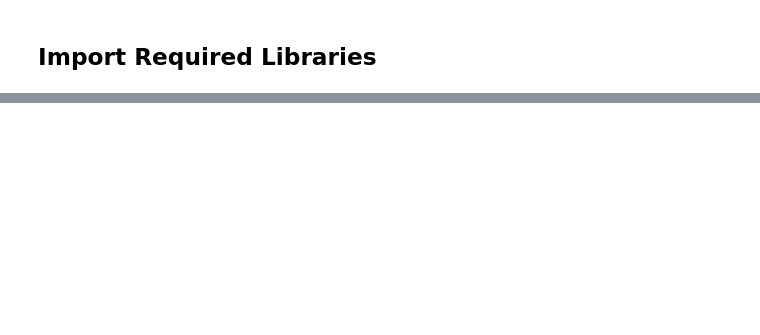
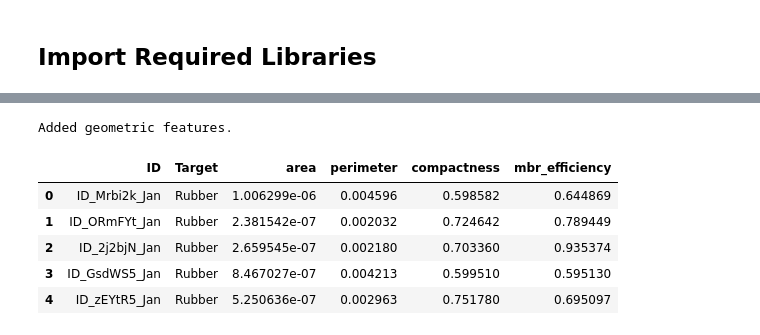
Before and after one commit to daemonX10/agriculture-zindi-competition, a Jupyter notebook: simple.ipynb, the cells around one changed output, grey strips where cells are left out. Saved outputs shown, nothing was run; the diff lists cells and outputs as text; code cells hidden in the pictures; blank space fills up the shorter version.

```diff
--- a/simple.ipynb
+++ b/simple.ipynb
@@ -433,14 +8,0 @@ This section implements advanced feature engineering using spatial neighborhood
-# %%
-# Create a placeholder for advanced data processing
-with open(advanced_dir / 'advanced_processing_notes.txt', 'w') as f:
-    f.write("# Advanced Data Processing - To Be Implemented\n\n")
-    f.write("This section will include more advanced data processing such as:\n\n")
-    f.write("1. Extraction of spectral indices from Sentinel-2 satellite imagery\n")
-    f.write("2. Texture analysis of satellite imagery\n")
-    f.write("3. Time series analysis for multi-temporal imagery\n")
-    f.write("4. Context features (proximity to other fields, roads, water bodies)\n")
-    f.write("5. Deep learning feature extraction using pre-trained models\n")
-    f.write("6. Climate and soil data integration\n")
-    f.write("7. Advanced geometric features (fractal dimension, shape complexity)\n")
-
-print(f"Advanced data placeholder created in {advanced_dir}")
@@ -458,0 +121,42 @@ Each level is saved in its respective directory for further use in modeling and
+# %%
+# Calculate basic geometric features first
+def add_geometric_features(gdf):
+    """Add geometric features to a GeoDataFrame."""
+    gdf = gdf.copy()
+
+    # Calculate basic geometric features
+    gdf['area'] = gdf['geometry'].apply(lambda geom: geom.area if geom else None)
+    gdf['perimeter'] = gdf['geometry'].apply(lambda geom: geom.length if geom else None)
+    gdf['compactness'] = gdf.apply(
+        lambda row: 4 * np.pi * row['area'] / (row['perimeter'] ** 2)
+        if row['perimeter'] and row['area'] else None,
+        axis=1
+    )
+
+    # Calculate centroid coordinates
+    gdf['centroid_x'] = gdf['geometry'].apply(lambda geom: geom.centroid.x if geom else None)
+    gdf['centroid_y'] = gdf['geometry'].apply(lambda geom: geom.centroid.y if geom else None)
+
+    # Calculate the area to perimeter ratio
+    gdf['area_perimeter_ratio'] = gdf['area'] / gdf['perimeter']
+
+    # Calculate minimum bounding rectangle properties
+    gdf['mbr_area'] = gdf['geometry'].apply(lambda geom: geom.minimum_rotated_rectangle.area if geom else None)
+    gdf['mbr_efficiency'] = gdf['area'] / gdf['mbr_area']
+
+    return gdf
+
+# Add geometric features to both train and test data
+train_gdf = add_geometric_features(train_gdf)
+test_gdf = add_geometric_features(test_gdf)
+
+print("Added geometric features.")
+display(train_gdf[['ID', 'Target', 'area', 'perimeter', 'compactness', 'mbr_efficiency']].head())
+# %% [output]
+Added geometric features.
+|  | ID | Target | area | perimeter | compactness | mbr_efficiency |
+| 0 | ID_Mrbi2k_Jan | Rubber | 1.006299e-06 | 0.004596 | 0.598582 | 0.644869 |
+| 1 | ID_ORmFYt_Jan | Rubber | 2.381542e-07 | 0.002032 | 0.724642 | 0.789449 |
+| 2 | ID_2j2bjN_Jan | Rubber | 2.659545e-07 | 0.002180 | 0.703360 | 0.935374 |
+| 3 | ID_GsdWS5_Jan | Rubber | 8.467027e-07 | 0.004213 | 0.599510 | 0.595130 |
+| 4 | ID_zEYtR5_Jan | Rubber | 5.250636e-07 | 0.002963 | 0.751780 | 0.695097 |
```
Also changed, not shown: parts of 44 cells of this notebook, 10 other files.
